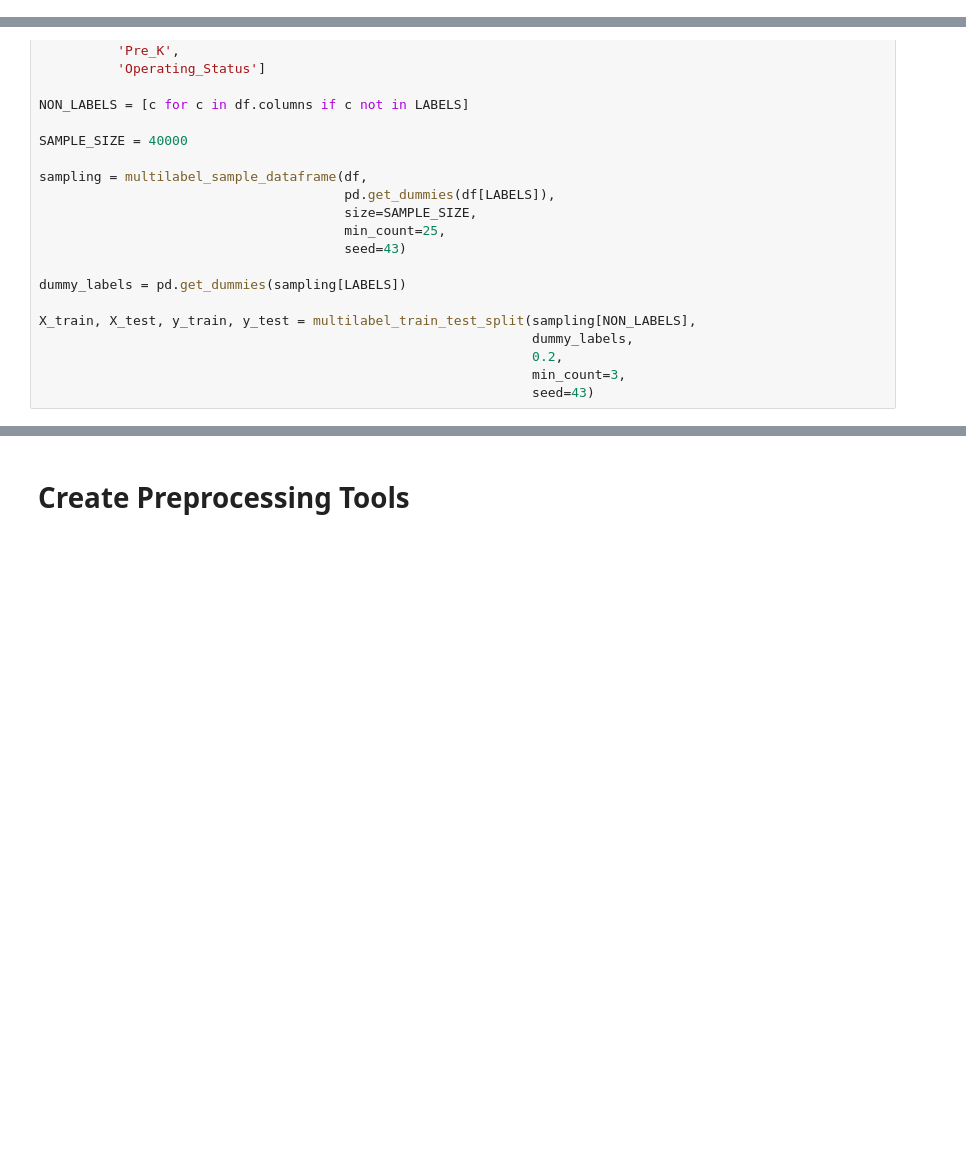
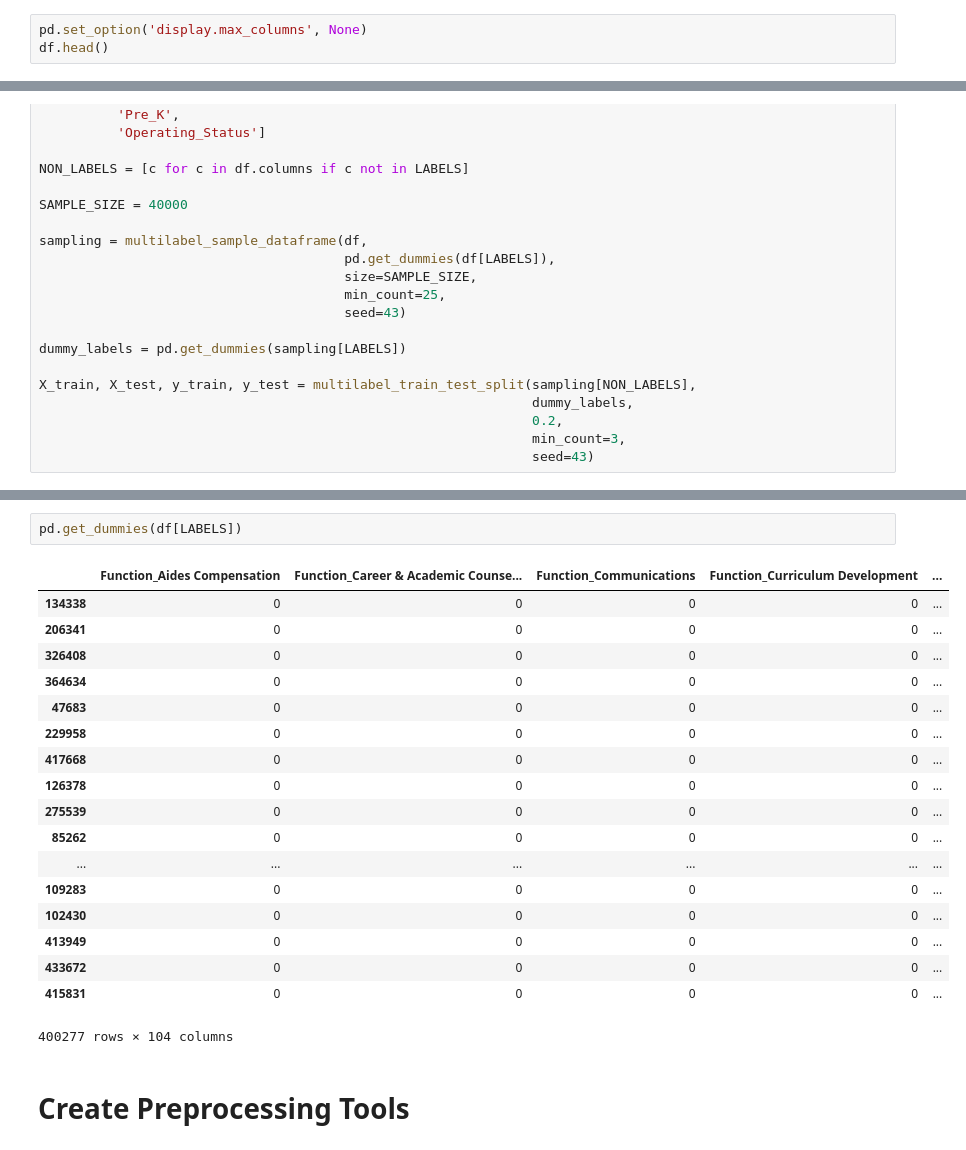
Before and after one commit to thap/python_basics_to_advanced, a Jupyter notebook: school_budgets/notebooks/school_budgets.ipynb, the cells around one changed output, grey strips where cells are left out. Saved outputs shown, nothing was run; the diff lists cells and outputs as text; blank space fills up the shorter version.

```diff
--- a/school_budgets/notebooks/school_budgets.ipynb
+++ b/school_budgets/notebooks/school_budgets.ipynb
@@ -65,3 +85,6 @@ df.describe()
 | 50% | 0.130927 | 4.612300e+02 |
 | 75% | 1.000000 | 3.652662e+03 |
 | max | 46.800000 | 1.297000e+08 |
+# %%
+pd.set_option('display.max_columns', None)
+df.head()
@@ -106,3 +184,24 @@ X_train, X_test, y_train, y_test = multilabel_train_test_split(sampling[NON_LABE
+# %%
+pd.get_dummies(df[LABELS])
+# %% [output]
+|  | Function_Aides Compensation | Function_Career & Academic Counse... | Function_Communications | Function_Curriculum Development | ... |
+| 134338 | 0 | 0 | 0 | 0 | ... |
+| 206341 | 0 | 0 | 0 | 0 | ... |
+| 326408 | 0 | 0 | 0 | 0 | ... |
+| 364634 | 0 | 0 | 0 | 0 | ... |
+| 47683 | 0 | 0 | 0 | 0 | ... |
+| 229958 | 0 | 0 | 0 | 0 | ... |
+| 417668 | 0 | 0 | 0 | 0 | ... |
+| 126378 | 0 | 0 | 0 | 0 | ... |
+| 275539 | 0 | 0 | 0 | 0 | ... |
+| 85262 | 0 | 0 | 0 | 0 | ... |
+| ... | ... | ... | ... | ... | ... |
+| 109283 | 0 | 0 | 0 | 0 | ... |
+| 102430 | 0 | 0 | 0 | 0 | ... |
+| 413949 | 0 | 0 | 0 | 0 | ... |
+| 433672 | 0 | 0 | 0 | 0 | ... |
+| 415831 | 0 | 0 | 0 | 0 | ... |
+400277 rows × 104 columns
 # %% [markdown]
 # Create Preprocessing Tools
 # %%
```
Also changed, not shown: parts of 14 cells of this notebook, 1 other file.
